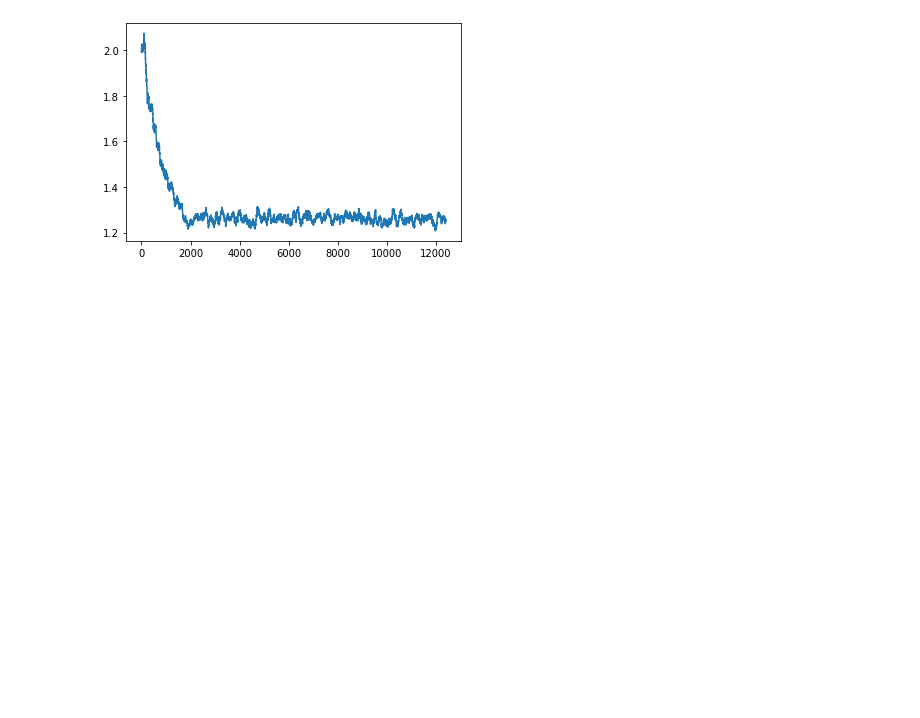
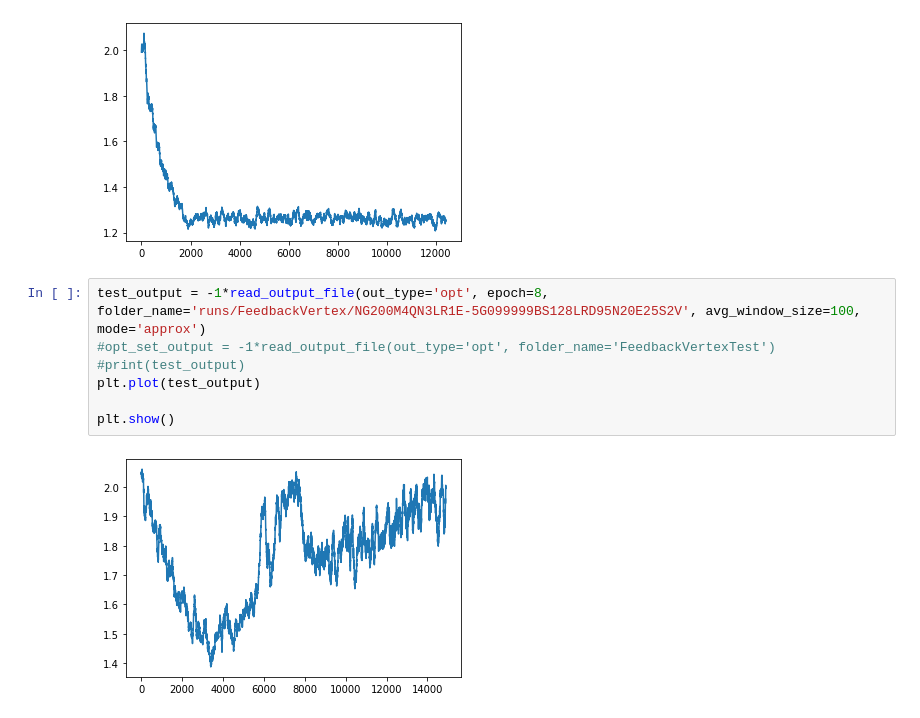
Before and after one commit to kdevasenapathy/cs159skurves.github.io, a Jupyter notebook: COLGE/visuazler.ipynb, the cells around one changed output. Drawn from its saved outputs; the diff is of its cells as text; blank space fills up the shorter version.

Commit message:
Updated visualizer

```diff
--- a/COLGE/visuazler.ipynb
+++ b/COLGE/visuazler.ipynb
@@ -157,3 +157,12 @@ plt.plot(test_output)
 plt.show()
 # %% [output]
 [figure]
+# %%
+test_output = -1*read_output_file(out_type='opt', epoch=8, folder_name='runs/FeedbackVertex/NG200M4QN3LR1E-5G099999BS128LRD95N20E25S2V', avg_window_size=100, mode='approx')
+#opt_set_output = -1*read_output_file(out_type='opt', folder_name='FeedbackVertexTest')
+#print(test_output)
+plt.plot(test_output)
+
+plt.show()
+# %% [output]
+[figure, added]
```
Also changed, not shown: parts of 2 cells of this notebook, 33 other files.
